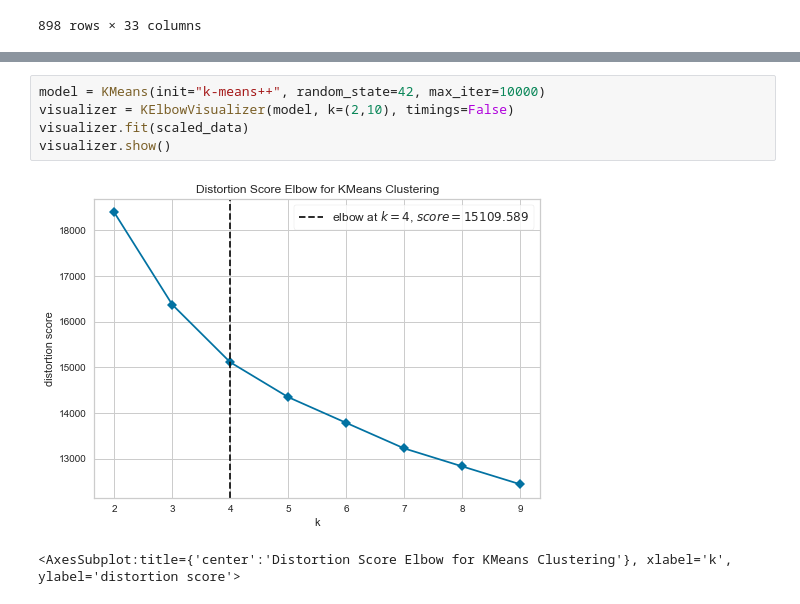
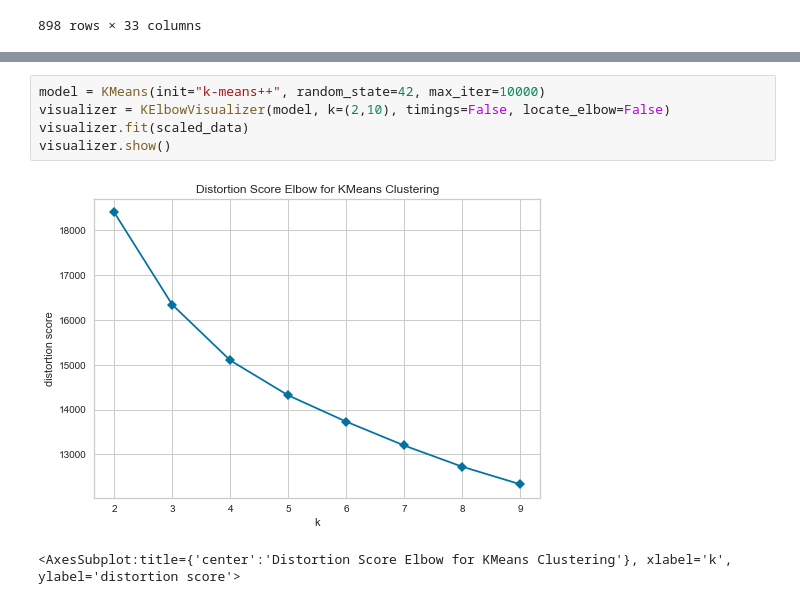
Before and after one commit to wangzuo/pokemon-ml, a Jupyter notebook: clustering.ipynb, the cells around one changed output, grey strips where cells are left out. Saved outputs shown, nothing was run; the diff lists cells and outputs as text.

```diff
--- a/clustering.ipynb
+++ b/clustering.ipynb
@@ -70,11 +70,11 @@ scaled_data.head()
 5 rows × 27 columns
 # %%
 model = KMeans(init="k-means++", random_state=42, max_iter=10000)
-visualizer = KElbowVisualizer(model, k=(2,10), timings=False)
+visualizer = KElbowVisualizer(model, k=(2,10), timings=False, locate_elbow=False)
 visualizer.fit(scaled_data)
 visualizer.show()
 # %% [output]
-[figure, old version]
+[figure, new version]
 <AxesSubplot:title={'center':'Distortion Score Elbow for KMeans Clustering'}, xlabel='k', ylabel='distortion score'>
 # %%
 fig, axes = plt.subplots(ncols=3, nrows=1, figsize=(15,5))
```
Also changed, not shown: parts of 7 cells of this notebook.
